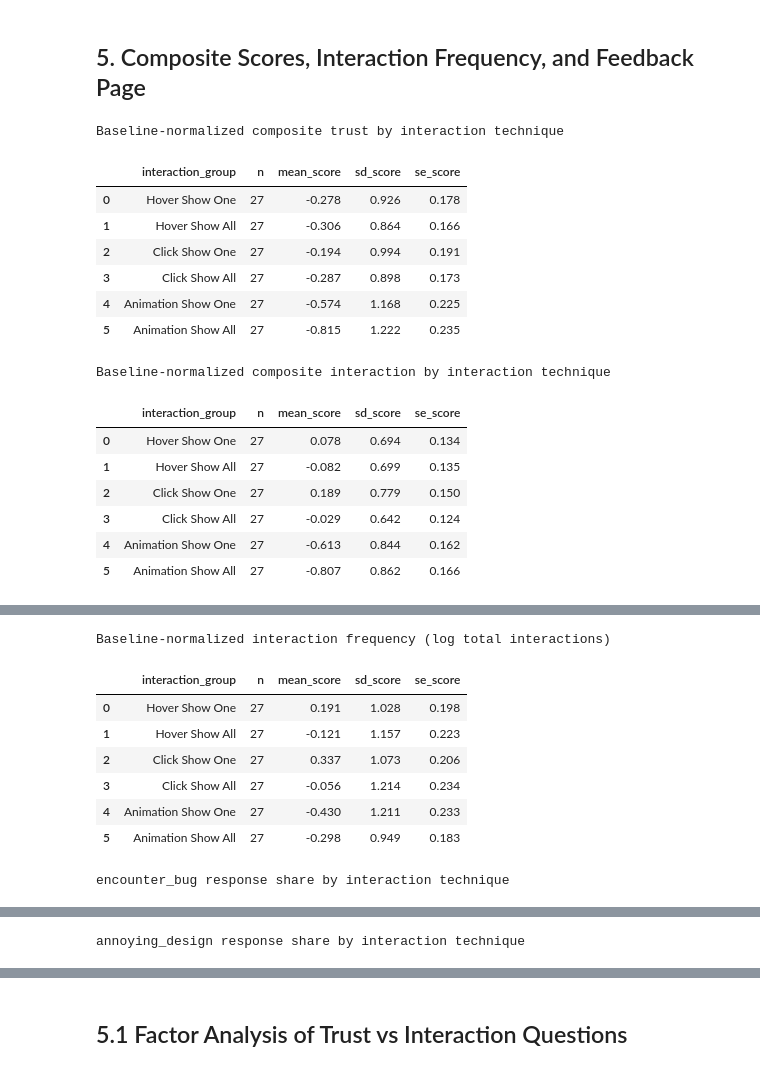
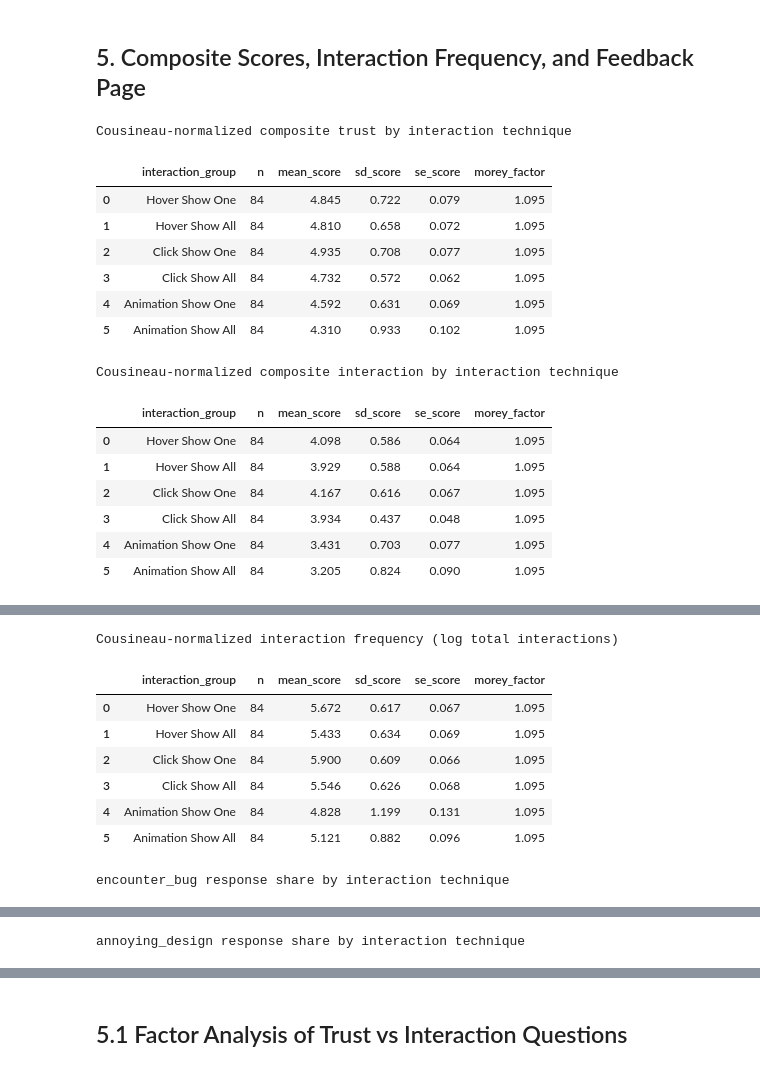
Before and after one commit to Delen0828/Interact4Trust, a Jupyter notebook: Experiment3/analysis/analysis-0318.ipynb, the cells around one changed output, grey strips where cells are left out. Drawn from its saved outputs; the diff is of its cells as text; code cells hidden in the pictures.

```diff
--- a/Experiment3/analysis/analysis-0318.ipynb
+++ b/Experiment3/analysis/analysis-0318.ipynb
@@ -791,14 +860,28 @@ def summarize_metric_by_group(data, value_col, group_col="interaction_group", or
         order = TREATMENT_TECHNIQUE_ORDER
 
     if data.empty or value_col not in data.columns:
-        return pd.DataFrame(columns=[group_col, "n", "mean_score", "sd_score", "se_score"])
+        return pd.DataFrame(columns=[group_col, "n", "mean_score", "sd_score", "se_score", "morey_factor"])
+
+    working = data.copy()
+    if NORMALIZED_FLAG_COLUMN in working.columns and working[NORMALIZED_FLAG_COLUMN].fillna(False).any():
+        working = working[working[NORMALIZED_FLAG_COLUMN].fillna(False)].copy()
 
     summary = (
-        data[data[group_col].isin(order) & data[value_col].notna()]
+        working[working[group_col].isin(order) & working[value_col].notna()]
         .groupby(group_col, as_index=False)[value_col]
         .agg(n="count", mean_score="mean", sd_score="std")
     )
+
+    morey_factor = np.nan
+    if MOREY_FACTOR_COLUMN in working.columns:
+        available_factors = pd.to_numeric(working[MOREY_FACTOR_COLUMN], errors="coerce").dropna().unique()
+        if len(available_factors) > 0:
+            morey_factor = float(available_factors[0])
+            if pd.notna(morey_factor):
+                summary["sd_score"] = summary["sd_score"] * morey_factor
+
     summary["se_score"] = summary["sd_score"] / np.sqrt(summary["n"].clip(lower=1))
+    summary["morey_factor"] = morey_factor
 
     summary[group_col] = pd.Categorical(summary[group_col], categories=order, ordered=True)
     summary = summary.sort_values(group_col).reset_index(drop=True)
@@ -828,7 +911,7 @@ def plot_summary_barh(ax, summary, group_col, x_col, se_col, title, color):
     ax.set_yticks(y)
     ax.set_yticklabels(summary[group_col].astype(str).tolist())
     ax.axvline(0, color="black", linewidth=1.0, alpha=0.7)
-    ax.set_xlabel("Normalized score")
+    ax.set_xlabel("Cousineau-normalized score")
     ax.set_title(title)
     ax.grid(True, axis="x", alpha=0.3)
 
@@ -843,6 +926,7 @@ composite_normalized = _normalize_scores_by_participant_baseline(
 
 composite_treatment = composite_normalized[
     composite_normalized["condition_number"].isin(TREATMENT_CONDITION_NUMBERS)
+    & composite_normalized[NORMALIZED_FLAG_COLUMN].fillna(False)
 ].copy()
 
 composite_trust_summary = summarize_metric_by_group(
@@ -857,10 +941,10 @@ composite_interaction_summary = summarize_metric_by_group(
     group_col="interaction_group",
 )
 
-print("Baseline-normalized composite trust by interaction technique")
+print("Cousineau-normalized composite trust by interaction technique")
 display(composite_trust_summary)
 
-print("Baseline-normalized composite interaction by interaction technique")
+print("Cousineau-normalized composite interaction by interaction technique")
 display(composite_interaction_summary)
 
 fig, axes = plt.subplots(1, 2, figsize=(14, 5), sharey=True)
@@ -870,7 +954,7 @@ plot_summary_barh(
     group_col="interaction_group",
     x_col="mean_score",
     se_col="se_score",
-    title="Composite Trust (Normalized)",
+    title="Composite Trust (Cousineau-Normalized)",
     color="#F4A460",
 )
 plot_summary_barh(
@@ -879,7 +963,7 @@ plot_summary_barh(
     group_col="interaction_group",
     x_col="mean_score",
     se_col="se_score",
-    title="Composite Interaction (Normalized)",
+    title="Composite Interaction (Cousineau-Normalized)",
     color="#87CEFA",
 )
 plt.tight_layout()
@@ -902,60 +986,61 @@ prediction_behavior_normalized = _normalize_scores_by_participant_baseline(
 
 prediction_behavior_treatment = prediction_behavior_normalized[
     prediction_behavior_normalized["condition_number"].isin(TREATMENT_CONDITION_NUMBERS)
+    & prediction_behavior_normalized[NORMALIZED_FLAG_COLUMN].fillna(False)
 ].copy()
 
 interaction_freq_summary = summarize_metric_by_group(
     prediction_behavior_treatment,
     value_col="log_total_interactions",
     group_col="interaction_group",
 )
 
-print("Baseline-normalized interaction frequency (log total interactions)")
+print("Cousineau-normalized interaction frequency (log total interactions)")
 display(interaction_freq_summary)
 
 
 feedback_expanded = expand_response_columns(interaction_feedback_rows)
 feedback_expanded["condition_number"] = feedback_expanded["condition_id"].apply(extract_condition_number)
 feedback_expanded["interaction_group"] = feedback_expanded["condition_number"].apply(map_interaction_group)
 
 feedback_cols = ["encounter_bug", "annoying_design"]
 for col in feedback_cols:
     if col not in feedback_expanded.columns:
         continue
 
     print(f"{col} response share by interaction technique")
     table = pd.crosstab(
         feedback_expanded["interaction_group"],
         feedback_expanded[col],
         normalize="index",
     ).reindex(INTERACTION_ORDER_WITH_BASELINE)
     display(table.round(3))
 # %% [output]
-Baseline-normalized composite trust by interaction technique
+Cousineau-normalized composite trust by interaction technique
-|  | interaction_group | n | mean_score | sd_score | se_score |
-| 0 | Hover Show One | 27 | -0.278 | 0.926 | 0.178 |
-| 1 | Hover Show All | 27 | -0.306 | 0.864 | 0.166 |
-| 2 | Click Show One | 27 | -0.194 | 0.994 | 0.191 |
-| 3 | Click Show All | 27 | -0.287 | 0.898 | 0.173 |
-| 4 | Animation Show One | 27 | -0.574 | 1.168 | 0.225 |
-| 5 | Animation Show All | 27 | -0.815 | 1.222 | 0.235 |
+|  | interaction_group | n | mean_score | sd_score | se_score | morey_factor |
+| 0 | Hover Show One | 84 | 4.845 | 0.722 | 0.079 | 1.095 |
+| 1 | Hover Show All | 84 | 4.810 | 0.658 | 0.072 | 1.095 |
+| 2 | Click Show One | 84 | 4.935 | 0.708 | 0.077 | 1.095 |
+| 3 | Click Show All | 84 | 4.732 | 0.572 | 0.062 | 1.095 |
+| 4 | Animation Show One | 84 | 4.592 | 0.631 | 0.069 | 1.095 |
+| 5 | Animation Show All | 84 | 4.310 | 0.933 | 0.102 | 1.095 |
-Baseline-normalized composite interaction by interaction technique
+Cousineau-normalized composite interaction by interaction technique
-|  | interaction_group | n | mean_score | sd_score | se_score |
-| 0 | Hover Show One | 27 | 0.078 | 0.694 | 0.134 |
-| 1 | Hover Show All | 27 | -0.082 | 0.699 | 0.135 |
-| 2 | Click Show One | 27 | 0.189 | 0.779 | 0.150 |
-| 3 | Click Show All | 27 | -0.029 | 0.642 | 0.124 |
-| 4 | Animation Show One | 27 | -0.613 | 0.844 | 0.162 |
-| 5 | Animation Show All | 27 | -0.807 | 0.862 | 0.166 |
+|  | interaction_group | n | mean_score | sd_score | se_score | morey_factor |
+| 0 | Hover Show One | 84 | 4.098 | 0.586 | 0.064 | 1.095 |
+| 1 | Hover Show All | 84 | 3.929 | 0.588 | 0.064 | 1.095 |
+| 2 | Click Show One | 84 | 4.167 | 0.616 | 0.067 | 1.095 |
+| 3 | Click Show All | 84 | 3.934 | 0.437 | 0.048 | 1.095 |
+| 4 | Animation Show One | 84 | 3.431 | 0.703 | 0.077 | 1.095 |
+| 5 | Animation Show All | 84 | 3.205 | 0.824 | 0.090 | 1.095 |
 [drawing not drawn]
-Baseline-normalized interaction frequency (log total interactions)
+Cousineau-normalized interaction frequency (log total interactions)
-|  | interaction_group | n | mean_score | sd_score | se_score |
-| 0 | Hover Show One | 27 | 0.191 | 1.028 | 0.198 |
-| 1 | Hover Show All | 27 | -0.121 | 1.157 | 0.223 |
-| 2 | Click Show One | 27 | 0.337 | 1.073 | 0.206 |
-| 3 | Click Show All | 27 | -0.056 | 1.214 | 0.234 |
-| 4 | Animation Show One | 27 | -0.430 | 1.211 | 0.233 |
-| 5 | Animation Show All | 27 | -0.298 | 0.949 | 0.183 |
+|  | interaction_group | n | mean_score | sd_score | se_score | morey_factor |
+| 0 | Hover Show One | 84 | 5.672 | 0.617 | 0.067 | 1.095 |
+| 1 | Hover Show All | 84 | 5.433 | 0.634 | 0.069 | 1.095 |
+| 2 | Click Show One | 84 | 5.900 | 0.609 | 0.066 | 1.095 |
+| 3 | Click Show All | 84 | 5.546 | 0.626 | 0.068 | 1.095 |
+| 4 | Animation Show One | 84 | 4.828 | 1.199 | 0.131 | 1.095 |
+| 5 | Animation Show All | 84 | 5.121 | 0.882 | 0.096 | 1.095 |
 encounter_bug response share by interaction technique
 | encounter_bug | No | Yes |
 | interaction_group |  |  |
```
Also changed, not shown: parts of 15 cells of this notebook, 1 other file.
